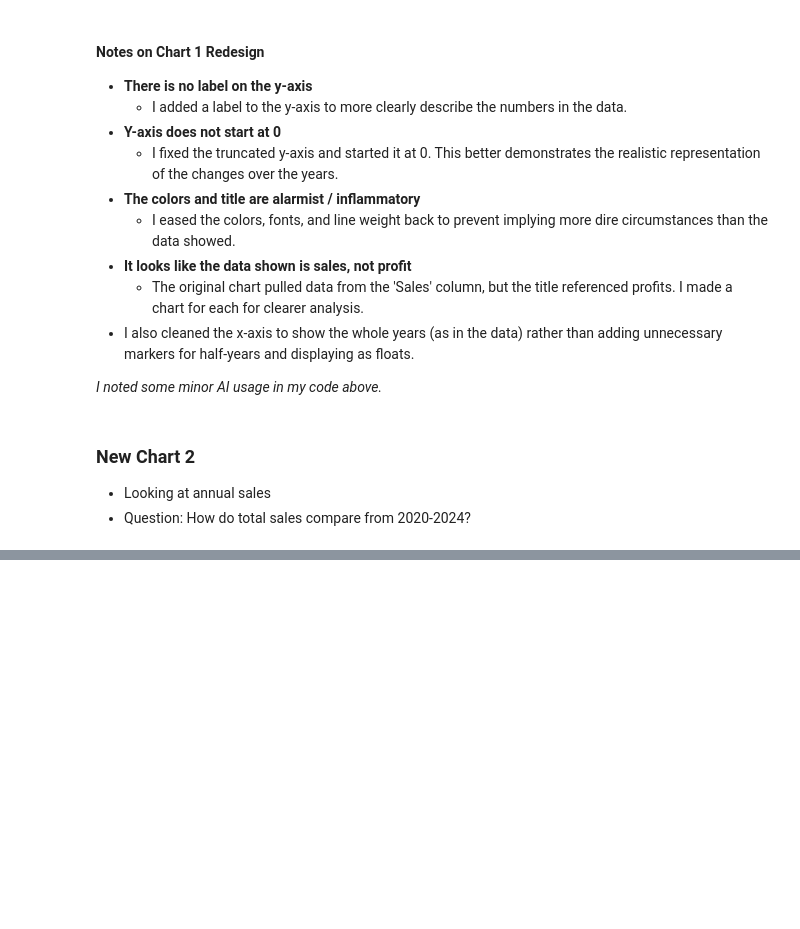
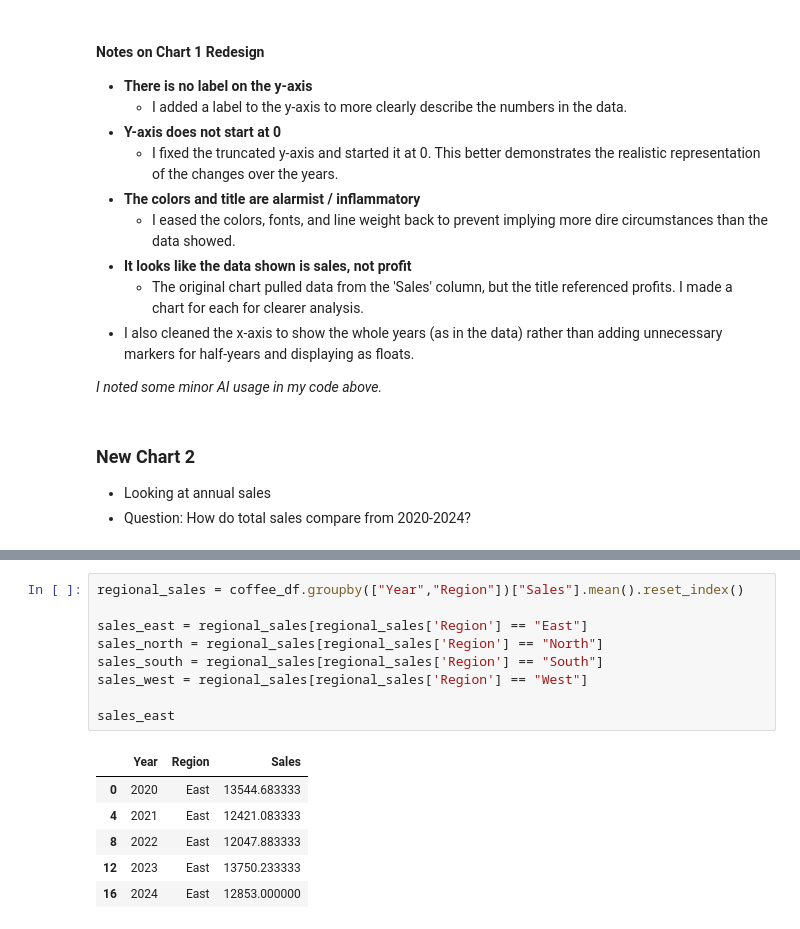
Before and after one commit to amallred/DA_M3_DataVizChallenge, a Jupyter notebook: data_viz_ethics_challenge.ipynb, the cells around one changed output, grey strips where cells are left out. Drawn from its saved outputs; the diff is of its cells as text; blank space fills up the shorter version.

```diff
--- a/data_viz_ethics_challenge.ipynb
+++ b/data_viz_ethics_challenge.ipynb
@@ -236,0 +289,16 @@ plt.show()
+# %%
+regional_sales = coffee_df.groupby(["Year","Region"])["Sales"].mean().reset_index()
+
+sales_east = regional_sales[regional_sales['Region'] == "East"]
+sales_north = regional_sales[regional_sales['Region'] == "North"]
+sales_south = regional_sales[regional_sales['Region'] == "South"]
+sales_west = regional_sales[regional_sales['Region'] == "West"]
+
+sales_east
+# %% [output]
+|  | Year | Region | Sales |
+| 0 | 2020 | East | 13544.683333 |
+| 4 | 2021 | East | 12421.083333 |
+| 8 | 2022 | East | 12047.883333 |
+| 12 | 2023 | East | 13750.233333 |
+| 16 | 2024 | East | 12853.000000 |
```
Also changed, not shown: parts of 4 cells of this notebook.
